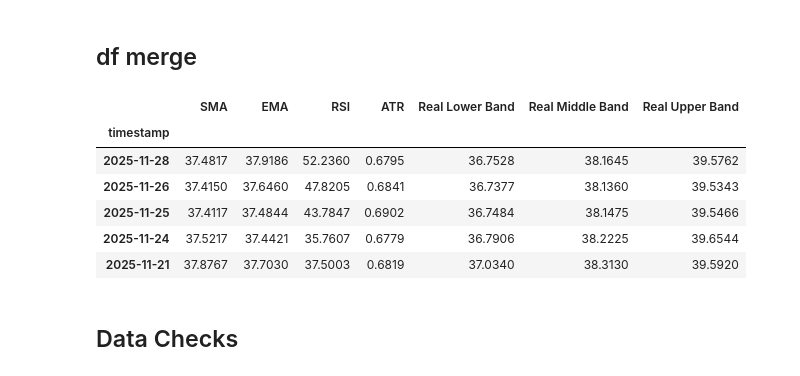
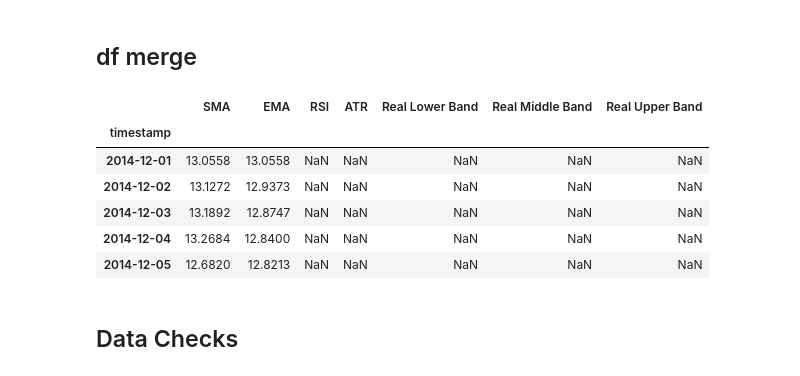
Before and after one commit to gilStettler/stonksai, a Jupyter notebook: dataset.ipynb, the cells around one changed output. Drawn from its saved outputs; the diff is of its cells as text; code cells hidden in the pictures.

```diff
--- a/dataset.ipynb
+++ b/dataset.ipynb
@@ -404,20 +408,21 @@ timestamp
 # %%
 dfs = [df2, df3, df4, df5, df6]
 
 df_ti= dfs[0]
 
 for df in dfs[1:]:
     df_ti = df_ti.merge(df, on="timestamp", how="left")
 
+df_ti = df_ti.sort_index(ascending=True)
 df_ti.head()
 # %% [output]
 |  | SMA | EMA | RSI | ATR | Real Lower Band | Real Middle Band | Real Upper Band |
 | timestamp |  |  |  |  |  |  |  |
-| 2025-11-28 | 37.4817 | 37.9186 | 52.2360 | 0.6795 | 36.7528 | 38.1645 | 39.5762 |
-| 2025-11-26 | 37.4150 | 37.6460 | 47.8205 | 0.6841 | 36.7377 | 38.1360 | 39.5343 |
-| 2025-11-25 | 37.4117 | 37.4844 | 43.7847 | 0.6902 | 36.7484 | 38.1475 | 39.5466 |
-| 2025-11-24 | 37.5217 | 37.4421 | 35.7607 | 0.6779 | 36.7906 | 38.2225 | 39.6544 |
-| 2025-11-21 | 37.8767 | 37.7030 | 37.5003 | 0.6819 | 37.0340 | 38.3130 | 39.5920 |
+| 2014-12-01 | 13.0558 | 13.0558 | NaN | NaN | NaN | NaN | NaN |
+| 2014-12-02 | 13.1272 | 12.9373 | NaN | NaN | NaN | NaN | NaN |
+| 2014-12-03 | 13.1892 | 12.8747 | NaN | NaN | NaN | NaN | NaN |
+| 2014-12-04 | 13.2684 | 12.8400 | NaN | NaN | NaN | NaN | NaN |
+| 2014-12-05 | 12.6820 | 12.8213 | NaN | NaN | NaN | NaN | NaN |
 # %% [markdown]
 ## Data Checks
 # %%
```
Also changed, not shown: parts of 30 cells of this notebook, 1 other file.
